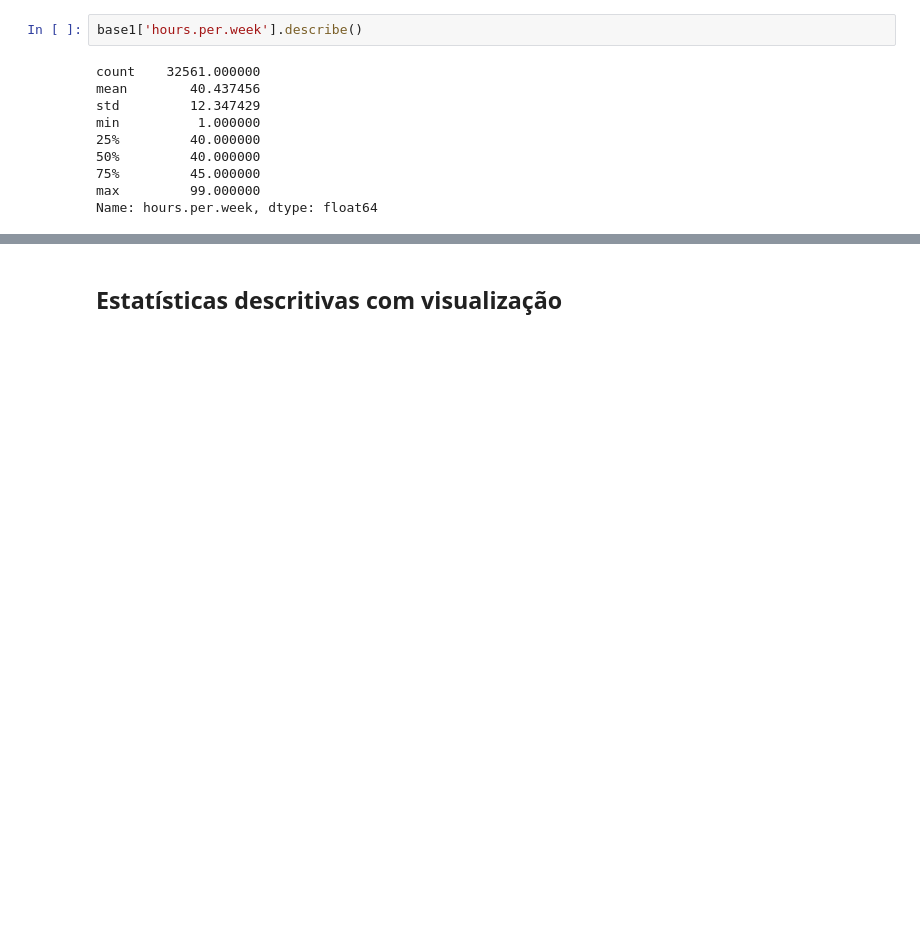
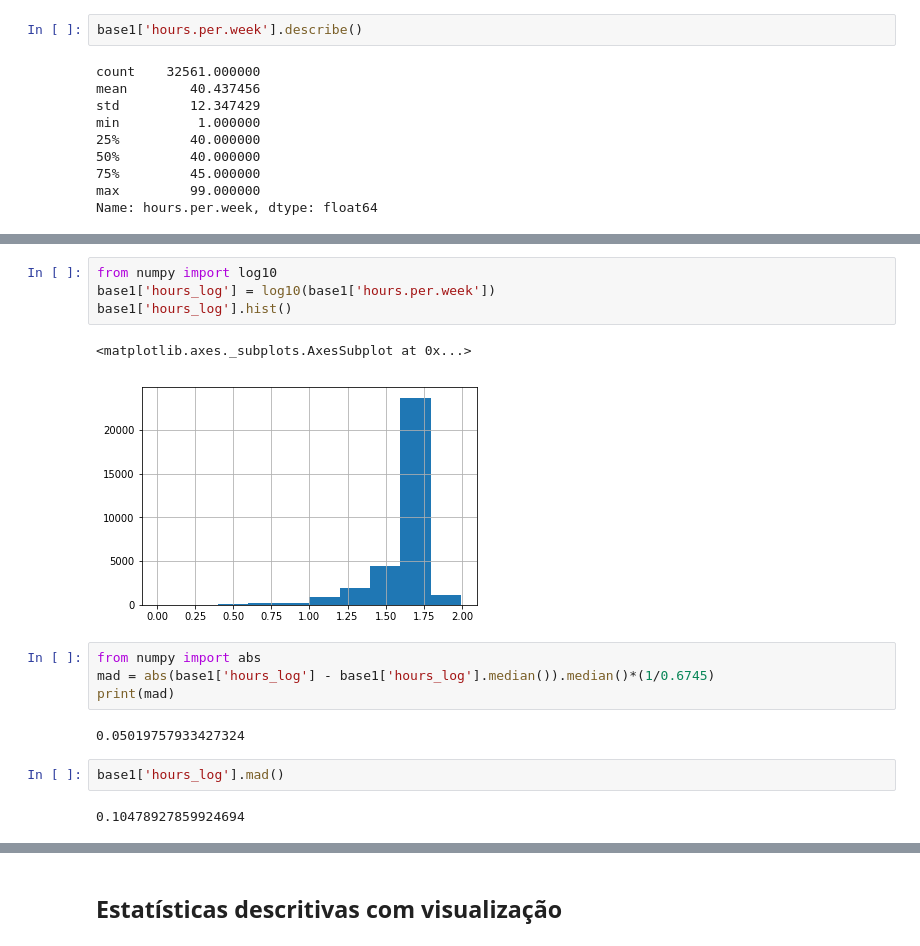
Before and after one commit to glm97/Gender-Inequality, a Jupyter notebook: gender-inequality.ipynb, the cells around one changed output, grey strips where cells are left out. Saved outputs shown, nothing was run; the diff lists cells and outputs as text; blank space fills up the shorter version.

```diff
--- a/gender-inequality.ipynb
+++ b/gender-inequality.ipynb
@@ -169,0 +123,17 @@ Name: hours.per.week, dtype: float64
+# %%
+from numpy import log10
+base1['hours_log'] = log10(base1['hours.per.week'])
+base1['hours_log'].hist()
+# %% [output]
+<matplotlib.axes._subplots.AxesSubplot at 0x...>
+[figure, added]
+# %%
+from numpy import abs
+mad = abs(base1['hours_log'] - base1['hours_log'].median()).median()*(1/0.6745)
+print(mad)
+# %% [output]
+0.05019757933427324
+# %%
+base1['hours_log'].mad()
+# %% [output]
+0.10478927859924694
```
Also changed, not shown: parts of 27 cells of this notebook.
